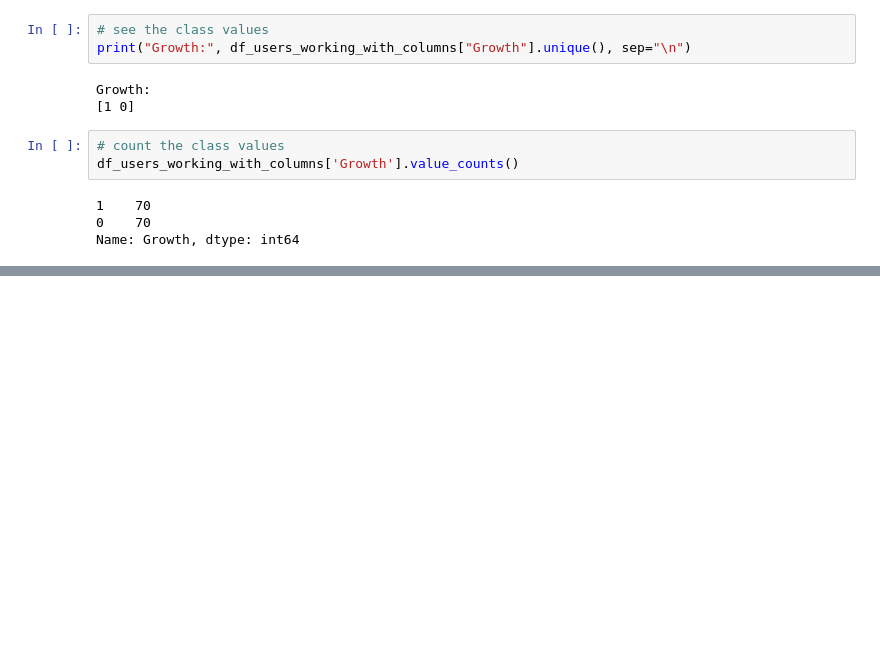
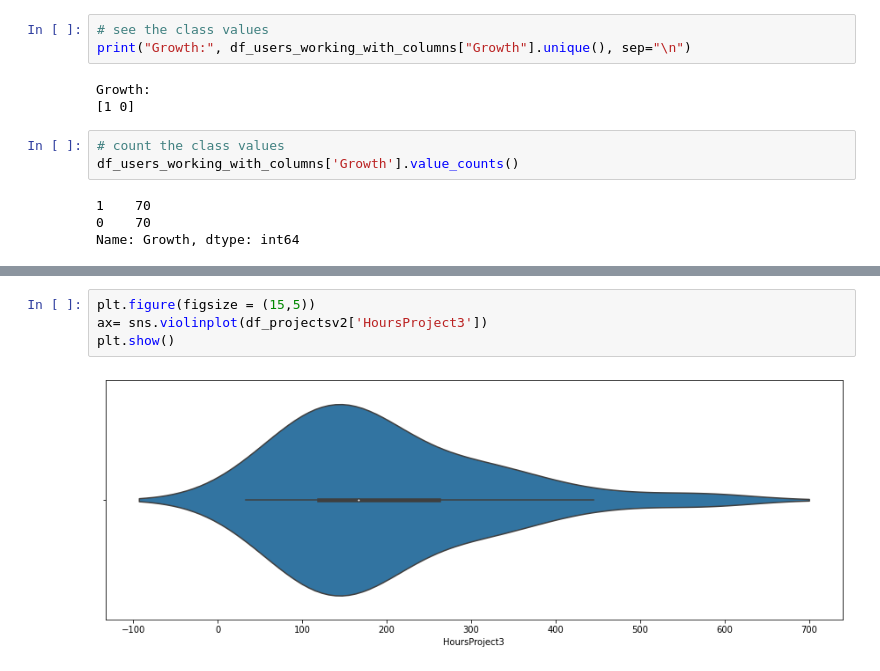
Before and after one commit to GuillermoCervera/TFM-Big-Data-y-Ciencia-de-Datos, a Jupyter notebook: TFM.ipynb, the cells around one changed output, grey strips where cells are left out. Saved outputs shown, nothing was run; the diff lists cells and outputs as text; blank space fills up the shorter version.

```diff
--- a/TFM.ipynb
+++ b/TFM.ipynb
@@ -1772,0 +1753,6 @@ Matriz de confusión:
+# %%
+plt.figure(figsize = (15,5))
+ax= sns.violinplot(df_projectsv2['HoursProject3'])
+plt.show()
+# %% [output]
+[figure, added]
```
Also changed, not shown: parts of 74 cells of this notebook.
